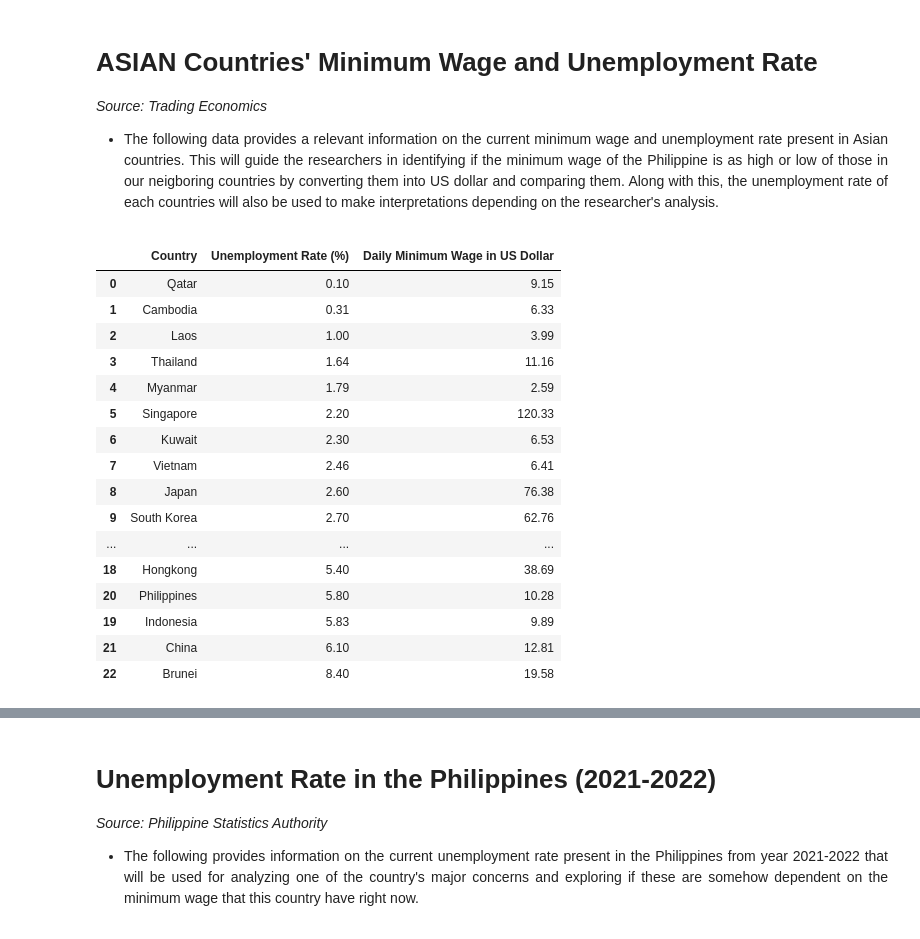
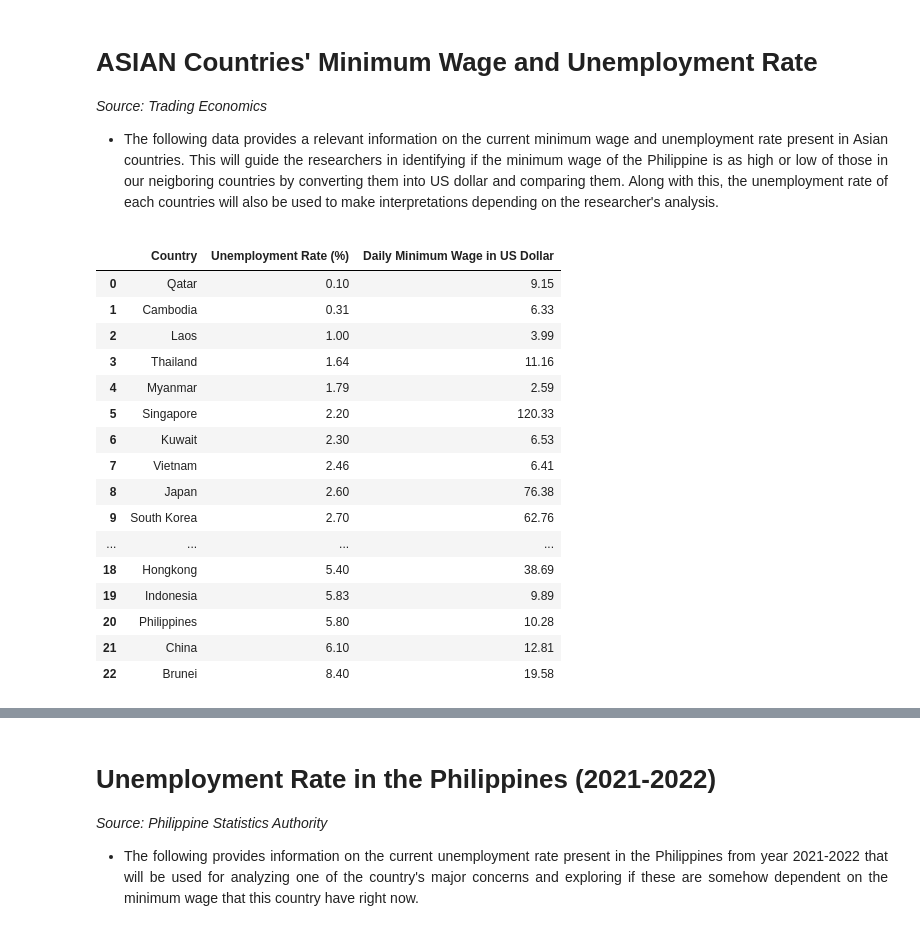
Before and after one commit to kryzlerahne/IT3205_FilipinoDataAlliance, a Jupyter notebook: Codes/The_Future_Pay_Visualizations.ipynb, the cells around one changed output, grey strips where cells are left out. Saved outputs shown, nothing was run; the diff lists cells and outputs as text; code cells hidden in the pictures.

```diff
--- a/Codes/The_Future_Pay_Visualizations.ipynb
+++ b/Codes/The_Future_Pay_Visualizations.ipynb
@@ -143,24 +135,23 @@ As cited in the study entitled "The Price Effect of Minimum Wage: Evidence from
 # %%
 url = 'https://raw.githubusercontent.com/kryzlerahne/IT3205_PhilippineDataAlliance/main/Datasets/Dataset%20for%20ASIAN%20countries.csv'
 df = pd.read_csv(url)
-df1 = df.sort_values(by=['Unemployment Rate (%)'])
-display(df1.iloc[0:])
+display(df.iloc[0:])
 # %% [output]
 |  | Country | Unemployment Rate (%) | Daily Minimum Wage in US Dollar |
 | 0 | Qatar | 0.10 | 9.15 |
 | 1 | Cambodia | 0.31 | 6.33 |
 | 2 | Laos | 1.00 | 3.99 |
 | 3 | Thailand | 1.64 | 11.16 |
 | 4 | Myanmar | 1.79 | 2.59 |
 | 5 | Singapore | 2.20 | 120.33 |
 | 6 | Kuwait | 2.30 | 6.53 |
 | 7 | Vietnam | 2.46 | 6.41 |
 | 8 | Japan | 2.60 | 76.38 |
 | 9 | South Korea | 2.70 | 62.76 |
 | ... | ... | ... | ... |
 | 18 | Hongkong | 5.40 | 38.69 |
+| 19 | Indonesia | 5.83 | 9.89 |
 | 20 | Philippines | 5.80 | 10.28 |
-| 19 | Indonesia | 5.83 | 9.89 |
 | 21 | China | 6.10 | 12.81 |
 | 22 | Brunei | 8.40 | 19.58 |
 # %%
```
Also changed, not shown: parts of 7 cells of this notebook.
